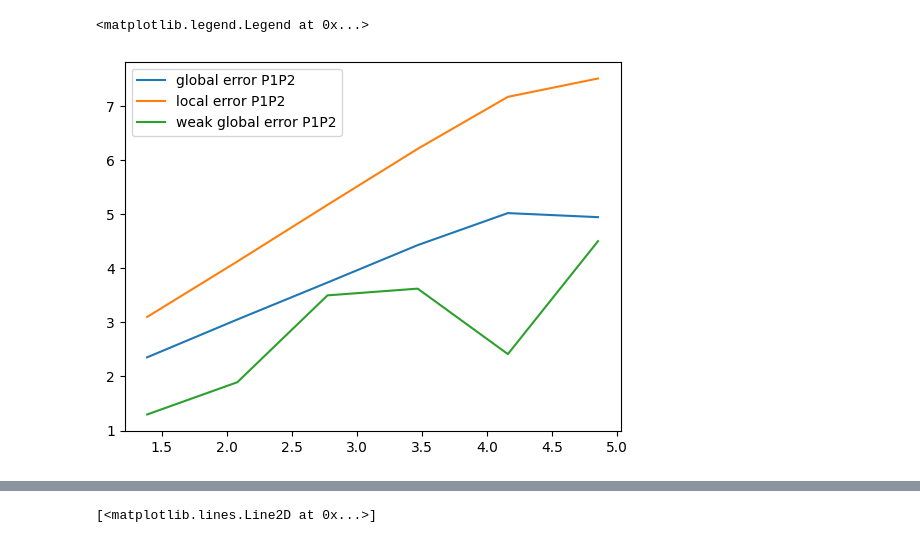
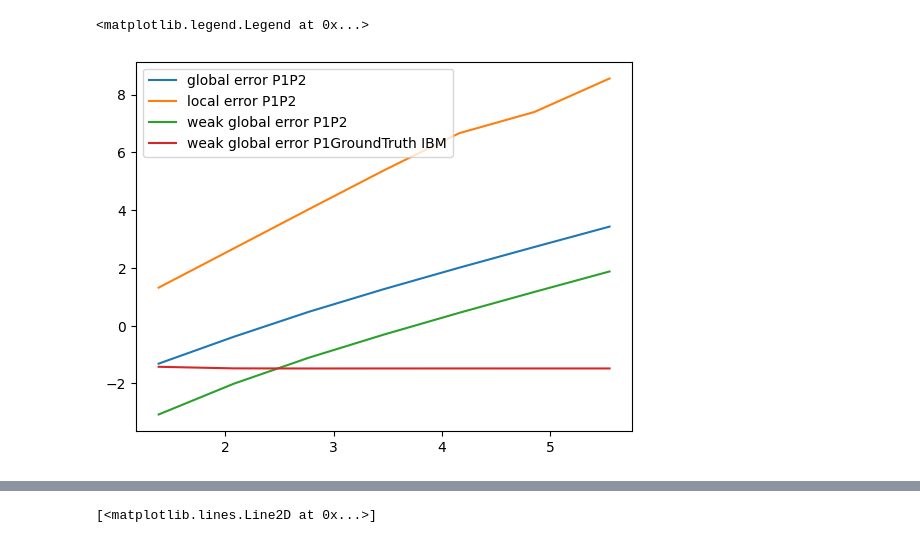
Before and after one commit to ylefay/bayesianSDEsolver, a Jupyter notebook: scripts/Untitled.ipynb, the cells around one changed output, grey strips where cells are left out. Drawn from its saved outputs; the diff is of its cells as text; code cells hidden in the pictures.

```diff
--- a/scripts/Untitled.ipynb
+++ b/scripts/Untitled.ipynb
@@ -8,18 +7,20 @@ ModuleNotFoundError: No module named 'sklearn'
 # %%
-Ns = jnp.array([4, 8, 16, 32, 64, 128])
-deltas = jnp.array([0.25, 0.125, 0.0625, 0.03125, 0.015625, 0.0078125])
-fineDeltas = Ns ** 1
+Ns = jnp.array([4, 8, 16, 32, 64, 128, 256])
+deltas = jnp.array([0.25, 0.125, 0.0625, 0.03125, 0.015625, 0.0078125, 0.00390625])
 fineDeltas = Ns ** 0
 Mdeltas = jnp.ones((len(deltas),)) * Ns ** 0
 Ndeltas = Ns
-solver = "ssm_parabola_ekf0"
-prefix = "IBM" + solver
+
 folder = "./"
+solver_name = "ekf0_ssm_"
+problem_name = "pendulum"
+prefix = solver_name + "_" + problem_name
+
 for n in range(len(Ndeltas)):
-    N = Ndeltas[n]
     delta = deltas[n]
-    M = Mdeltas[n]
-    fine = fineDeltas[n]
+    N = int(Ndeltas[n])
+    M = int(Mdeltas[n])
+    fine = int(fineDeltas[n])
     paths_1 = jnp.load(f'{folder}/{prefix}_pathwise_sols_{N}_{M}.npy')
     paths_2 = jnp.load(f'{folder}/{prefix}_pathwise_sols2_{N}_{fine}.npy')
     N = int(N)
@@ -36,71 +37,47 @@ plt.legend()
 # %%
-x0 = jnp.ones((2,))
 STRONG_GLOBAL_ERRORS_P1P2 = []
-STRONG_GLOBAL_ERRORS_P1X = []
 STRONG_LOCAL_ERRORS_P1P2 = []
-STRONG_LOCAL_ERRORS_P1X = []
 WEAK_GLOBAL_ERRORS_P1P2 = []
-WEAK_POLYNOMIAL = lambda x: x.T @ x
+WEAK_GLOBAL_ERRORS_P1GroundTruth = []
+@partial(jnp.vectorize, signature="(d,x)->(d,d)")
+def WEAK_POLYNOMIAL(x):
+    return x @ x.T
+
+
 COV_HYPOELLIPTIC_COMPONENT_ERRORS = []
 for n in range(len(deltas)):
-    N = Ndeltas[n]
-    M = Mdeltas[n]
-    fine = fineDeltas[n]
+    N = int(Ndeltas[n])
+    M = int(Mdeltas[n])
+    fine = int(fineDeltas[n])
     paths_1 = jnp.load(f'{folder}/{prefix}_pathwise_sols_{N}_{M}.npy')
     paths_2 = jnp.load(f'{folder}/{prefix}_pathwise_sols2_{N}_{fine}.npy')
     #paths = jnp.load(f'{folder}/{prefix}_paths_{N}_{fine}.npy')
-    N = int(N)
-    #dt = 1 / paths.shape[1]
-    #k = int(paths.shape[1] / N)
-    #non_normalized_incs = paths * jnp.sqrt(dt)
-    linspace = jnp.linspace(0, 1, N + 1)
-    #B = jnp.cumsum(non_normalized_incs, axis=1)
-    #B = jnp.insert(B, 0, 0.0, axis=1)
-    #V = x0[1] + B
-    #intB = jnp.cumsum(B, axis=1) * dt
-    #V = V[:, ::k, ...]
-    #intB = intB[:, ::k, ...]
-    #U = x0[0] + x0[1] * linspace[1:].reshape((linspace.shape[0] - 1)) + jnp.squeeze(intB[:, :-1], axis=-1)
-    #U = jnp.insert(U, 0, x0[0], axis=1)
-    #U = U.reshape((U.shape[0], U.shape[1],))
-    #V = V.reshape((V.shape[0], V.shape[1],))
-    #X = jnp.stack([U, V], axis=-1)
     STRONG_GLOBAL_ERROR_P1P2 = jnp.max(jnp.mean(jnp.linalg.norm(paths_2 - paths_1, axis=-1), axis=0), axis=-1)
-    #STRONG_GLOBAL_ERROR_P1X = jnp.max(jnp.mean(jnp.linalg.norm(paths_1 - X, axis=-1), axis=0), axis=-1)
     STRONG_LOCAL_ERROR_P1P2 = jnp.mean(jnp.linalg.norm(paths_2[:, 1] - paths_1[:, 1], axis=-1), axis=0)
-    #STRONG_LOCAL_ERROR_P1X = jnp.mean(jnp.linalg.norm(paths_1[:, 1] - X[:, 1], axis=-1), axis=0)
-    MOMENT_P1 = jnp.array([WEAK_POLYNOMIAL(paths_1[i, -1, jnp.newaxis, :]) for i in range(paths_1.shape[0])])
-    #MOMENT_P2 = jnp.array([WEAK_POLYNOMIAL(paths_2[i, -1, jnp.newaxis,:]) for i in range(paths_2.shape[0])])
-    #WEAK_GLOBAL_ERROR_P1P2 = jnp.linalg.norm(jnp.linalg.norm(jnp.mean(MOMENT_P2, axis=0)-jnp.mean(MOMENT_P1, axis=0),axis=-1),axis=-1)
+
+    MOMENT_P1 = WEAK_POLYNOMIAL(paths_1[...,jnp.newaxis])
+    MOMENT_P2 = WEAK_POLYNOMIAL(paths_2[...,jnp.newaxis])
+
+    WEAK_GLOBAL_ERROR_P1P2 = jnp.max(jnp.linalg.norm(jnp.linalg.norm(jnp.mean(MOMENT_P2, axis=0)-jnp.mean(MOMENT_P1, axis=0),axis=-1),axis=-1),axis=-1)
+    STRONG_GLOBAL_ERRORS_P1P2.append(STRONG_GLOBAL_ERROR_P1P2)
+    STRONG_LOCAL_ERRORS_P1P2.append(STRONG_LOCAL_ERROR_P1P2)
+    WEAK_GLOBAL_ERRORS_P1P2.append(WEAK_GLOBAL_ERROR_P1P2)
+
     #ONLY FOR IBM
-    WEAK_GLOBAL_ERROR_P1GroundTruth = jnp.linalg.norm(jnp.linalg.norm(jnp.mean(MOMENT_P1, axis=0)-jnp.array([[4+1/3, 2+1/2],                                                            [2+1/2, 1+1]]),axis=-1),axis=-1)
-    #WEAK_GLOBAL_ERROR_P1GroundTruth = jnp.linalg.norm(jnp.linalg.norm(jnp.cov(paths_1[:, -1], rowvar=False)-jnp.array([[1/3, 1/2],
-    #                                                 [1/2, 1]]), axis=-1), axis=-1)
-    #COV_HYPOELLIPTIC_COMPONENT_ERROR = jnp.max(jnp.abs(jnp.diag(jnp.cov(paths_1[:,:,0], rowvar=False))-jnp.linspace(0, 1, N+1)**3/3), axis=-1)
-    #COV_HYPOELLIPTIC_COMPONENT_ERROR = jnp.max(jnp.abs(jnp.diag(jnp.cov(paths_1[:,:,0], rowvar=False))-jnp.diag(jnp.cov(paths_2[:,:,0], rowvar=False))), axis=-1)
-
-    STRONG_GLOBAL_ERRORS_P1P2.append(STRONG_GLOBAL_ERROR_P1P2)
-    #STRONG_GLOBAL_ERRORS_P1X.append(STRONG_GLOBAL_ERROR_P1X)
-    STRONG_LOCAL_ERRORS_P1P2.append(STRONG_LOCAL_ERROR_P1P2)
-    #STRONG_LOCAL_ERRORS_P1X.append(STRONG_LOCAL_ERROR_P1X)
-    WEAK_GLOBAL_ERRORS_P1P2.append(WEAK_GLOBAL_ERROR_P1GroundTruth)
-    #COV_HYPOELLIPTIC_COMPONENT_ERRORS.append(COV_HYPOELLIPTIC_COMPONENT_ERROR)
+    WEAK_GLOBAL_ERROR_P1GroundTruth = jnp.linalg.norm(jnp.linalg.norm(jnp.mean(MOMENT_P1[:,-1,:], axis=0)-jnp.array([[4+1/3, 2+1/2],                                                            [2+1/2, 1+1]]),axis=-1),axis=-1)
+    WEAK_GLOBAL_ERRORS_P1GroundTruth.append(WEAK_GLOBAL_ERROR_P1GroundTruth)
 STRONG_GLOBAL_ERRORS_P1P2 = jnp.array(STRONG_GLOBAL_ERRORS_P1P2)
-#STRONG_GLOBAL_ERRORS_P1X = jnp.array(STRONG_GLOBAL_ERRORS_P1X)
 STRONG_LOCAL_ERRORS_P1P2 = jnp.array(STRONG_LOCAL_ERRORS_P1P2)
-#STRONG_LOCAL_ERRORS_P1X = jnp.array(STRONG_LOCAL_ERRORS_P1X)
 WEAK_GLOBAL_ERRORS_P1P2 = jnp.array(WEAK_GLOBAL_ERRORS_P1P2)
-#COV_HYPOELLIPTIC_COMPONENT_ERRORS = jnp.array(COV_HYPOELLIPTIC_COMPONENT_ERRORS)
+WEAK_GLOBAL_ERRORS_P1GroundTruth = jnp.array(WEAK_GLOBAL_ERRORS_P1GroundTruth)
 plt.plot(-jnp.log(deltas), -jnp.log(STRONG_GLOBAL_ERRORS_P1P2), label='global error P1P2')
-#plt.plot(-jnp.log(deltas), -jnp.log(STRONG_GLOBAL_ERRORS_P1X), label='global error P1X')
 plt.plot(-jnp.log(deltas), -jnp.log(STRONG_LOCAL_ERRORS_P1P2), label='local error P1P2')
-#plt.plot(-jnp.log(deltas), -jnp.log(STRONG_LOCAL_ERRORS_P1X), label='local error P1X')
 plt.plot(-jnp.log(deltas), -jnp.log(WEAK_GLOBAL_ERRORS_P1P2), label='weak global error P1P2')
-#plt.plot(-jnp.log(deltas), -jnp.log(COV_HYPOELLIPTIC_COMPONENT_ERRORS), label='cov hypoelliptic component error')
+plt.plot(-jnp.log(deltas), -jnp.log(WEAK_GLOBAL_ERRORS_P1GroundTruth), label='weak global error P1GroundTruth IBM')
 plt.legend()
 # %% [output]
 <matplotlib.legend.Legend at 0x...>
-[figure, old version]
+[figure, new version]
 # %%
 linear_regressor = LinearRegression().fit(-jnp.log(deltas).reshape(-1, 1), -jnp.log(STRONG_GLOBAL_ERRORS_P1P2))
 print(linear_regressor.coef_)
```
Also changed, not shown: parts of 13 cells of this notebook, 9 other files.
